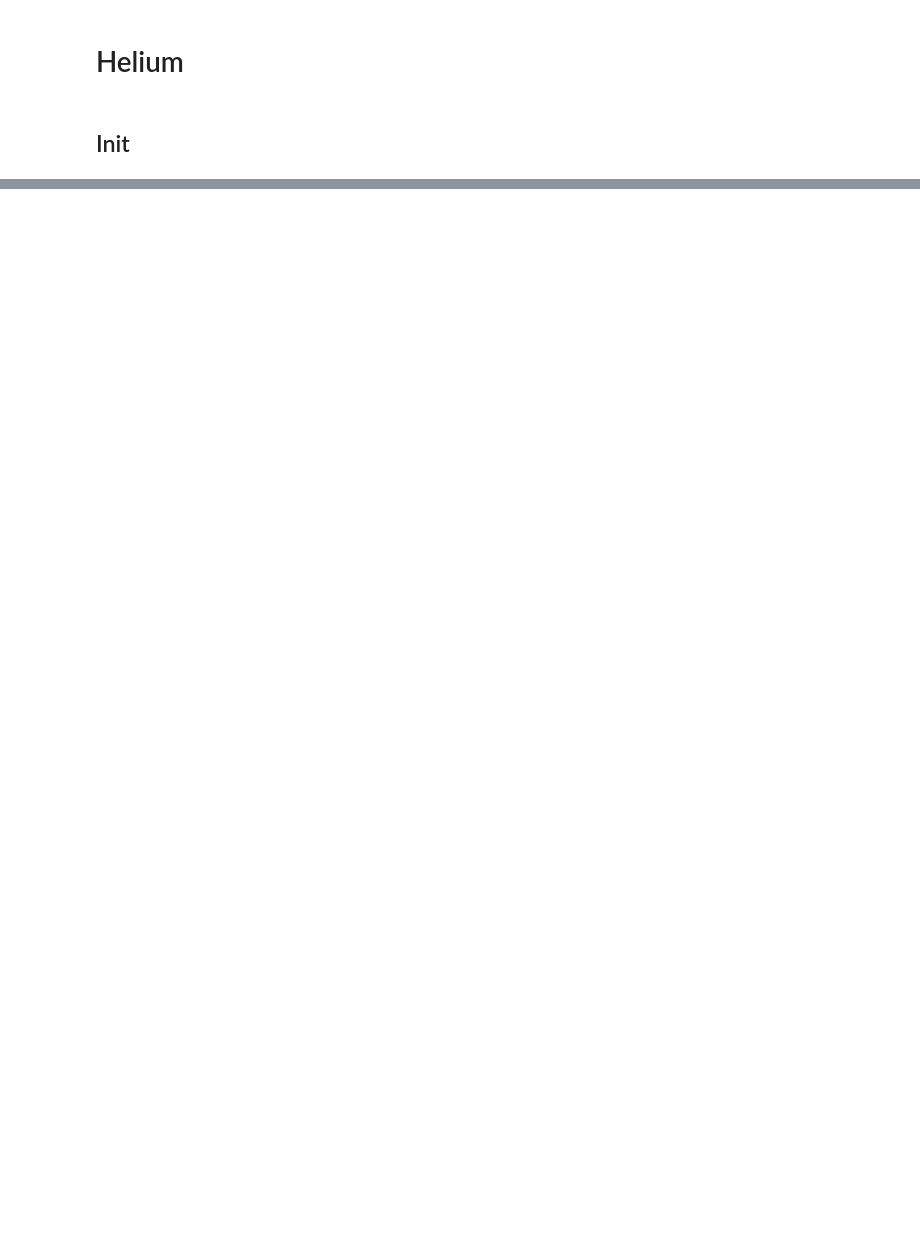
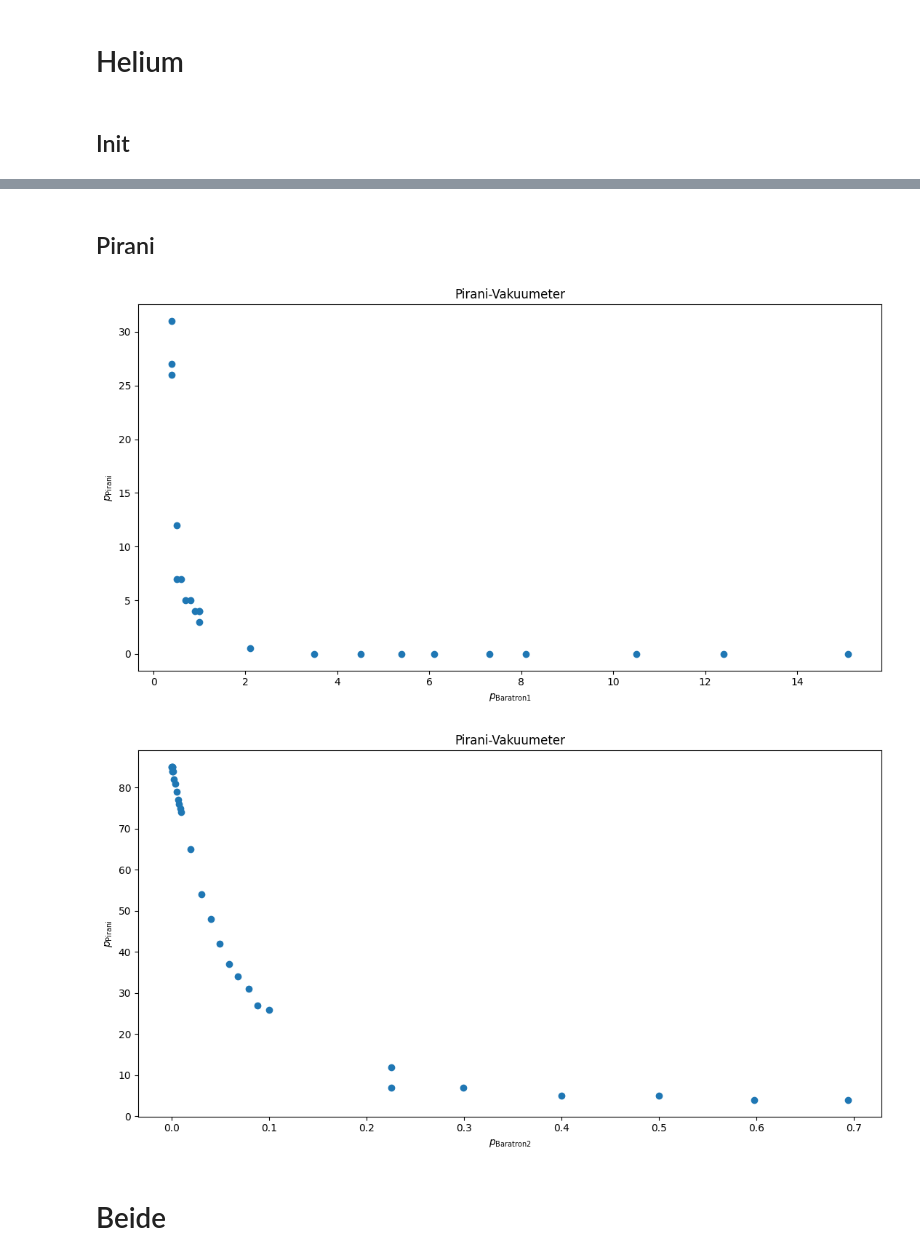
Before and after one commit to hannes-ebe/F-Prak-B, a Jupyter notebook: Vakuumtechnik/vakuumeter_Luft.ipynb, the cells around one changed output, grey strips where cells are left out. Cells and saved outputs as stored; diff of their text form; code cells hidden in the pictures; blank space fills up the shorter version.

```diff
--- a/Vakuumtechnik/vakuumeter_Luft.ipynb
+++ b/Vakuumtechnik/vakuumeter_Luft.ipynb
@@ -95,0 +168,9 @@ helium=gas()
+# %% [markdown]
+## Pirani
+# %%
+helium.pirani(12)
+# %% [output]
+[figure, added]
+[figure, added]
+# %% [markdown]
+# Beide
```
Also changed, not shown: parts of 15 cells of this notebook, 5 other files.
